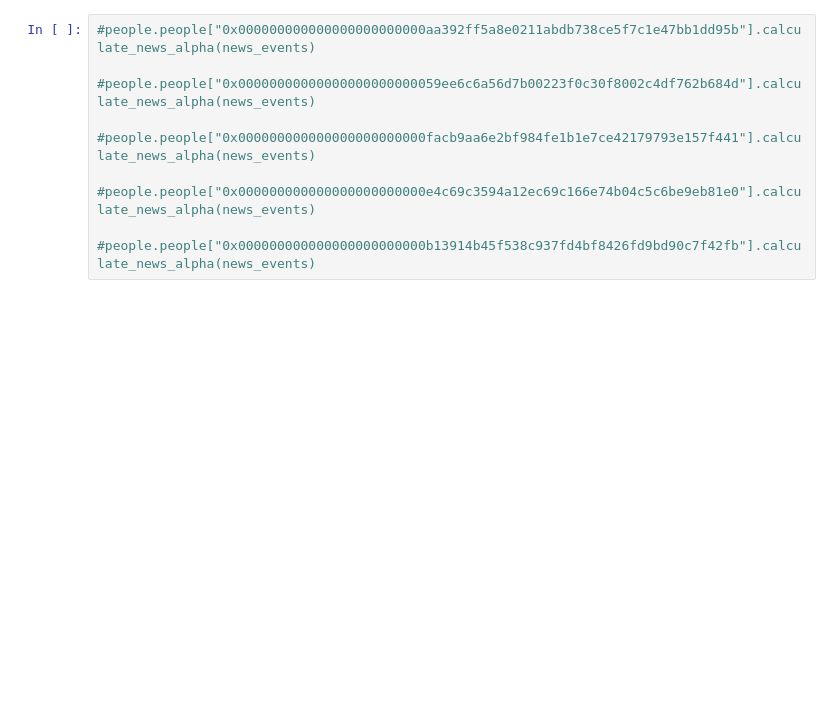
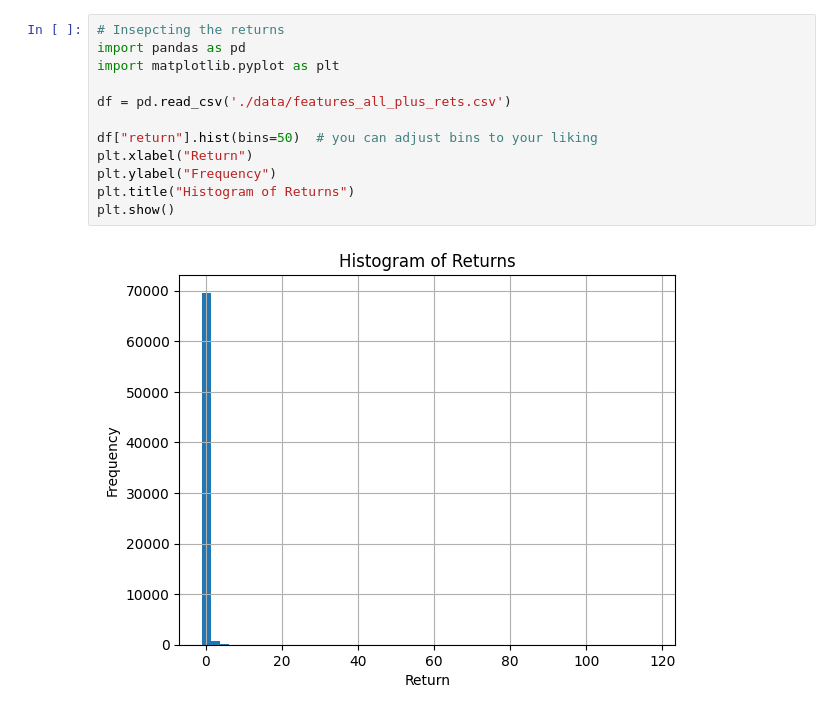
Before and after one commit to jonahk0702/How-Are-Returns-Distributed-in-Prediction-Markets, a Jupyter notebook: main.ipynb, the cells around one changed output. Saved outputs shown, nothing was run; the diff lists cells and outputs as text; blank space fills up the shorter version.

```diff
--- a/main.ipynb
+++ b/main.ipynb
@@ -82,10 +64,14 @@ TypeError: create_feature_df() got an unexpected keyword argument 'feature_id'
-# %%
-#people.people["0x000000000000000000000000aa392ff5a8e0211abdb738ce5f7c1e47bb1dd95b"].calculate_news_alpha(news_events)
-
-#people.people["0x00000000000000000000000059ee6c6a56d7b00223f0c30f8002c4df762b684d"].calculate_news_alpha(news_events)
-
-#people.people["0x000000000000000000000000facb9aa6e2bf984fe1b1e7ce42179793e157f441"].calculate_news_alpha(news_events)
-
-#people.people["0x000000000000000000000000e4c69c3594a12ec69c166e74b04c5c6be9eb81e0"].calculate_news_alpha(news_events)
-
-#people.people["0x000000000000000000000000b13914b45f538c937fd4bf8426fd9bd90c7f42fb"].calculate_news_alpha(news_events)
+# %%
+# Insepcting the returns
+import pandas as pd
+import matplotlib.pyplot as plt
+
+df = pd.read_csv('./data/features_all_plus_rets.csv')
+
+df["return"].hist(bins=50)  # you can adjust bins to your liking
+plt.xlabel("Return")
+plt.ylabel("Frequency")
+plt.title("Histogram of Returns")
+plt.show()
+# %% [output]
+[figure, added]
```
Also changed, not shown: parts of 15 cells of this notebook, 7 other files.
